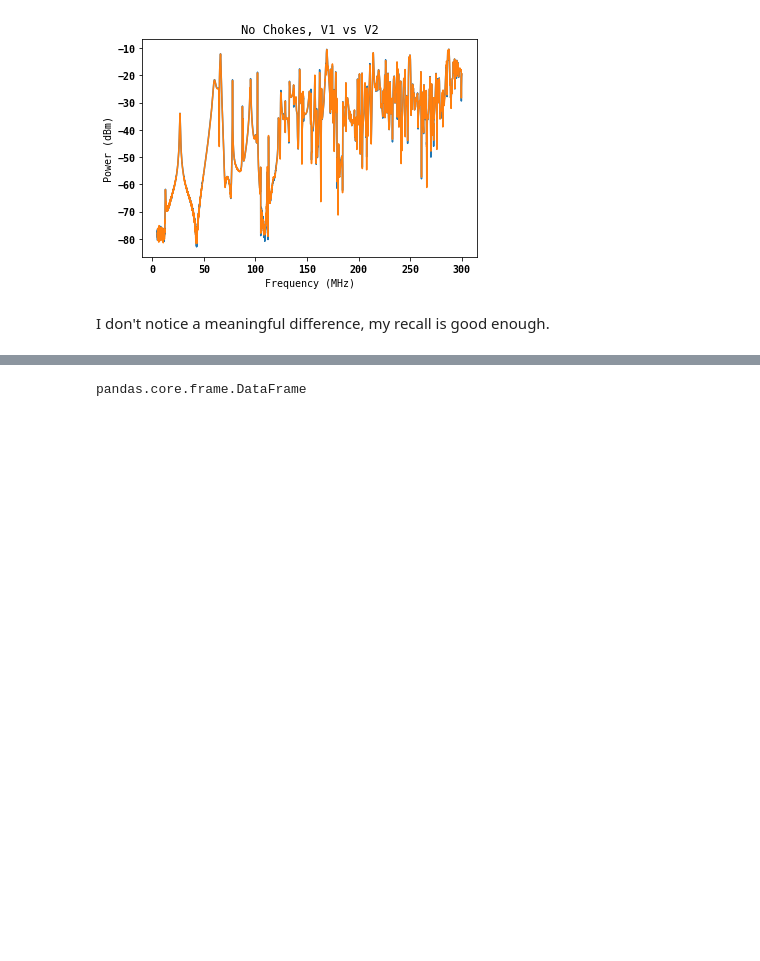
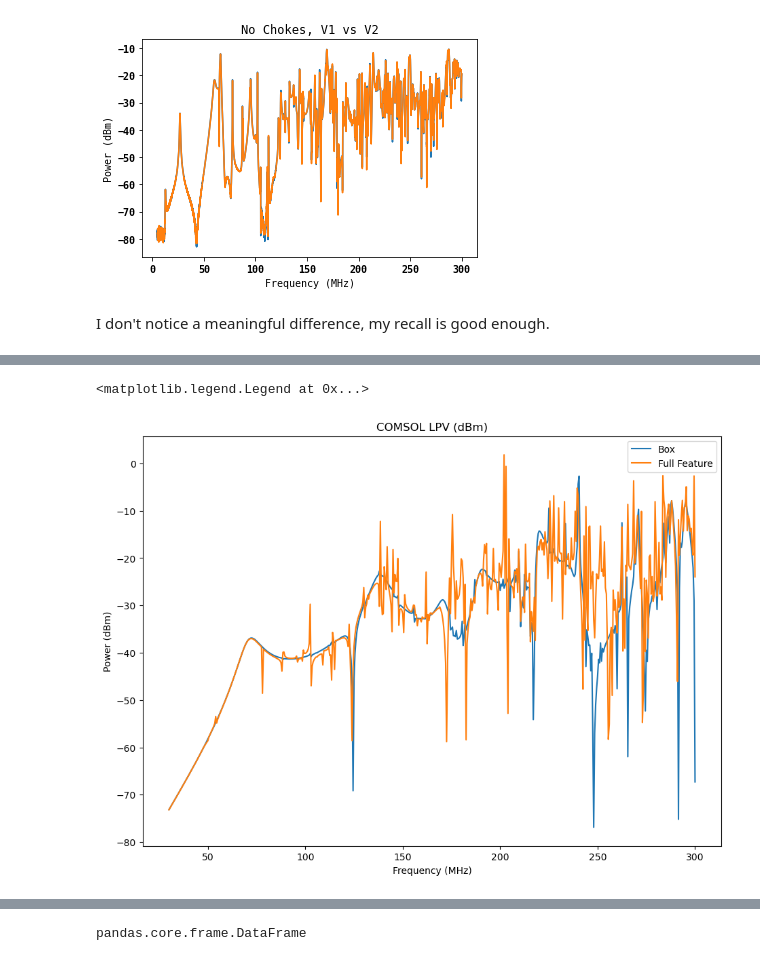
Before and after one commit to josephmlev/darkRadioDaqAndAnalysis, a Jupyter notebook: simulationValidation/trackGen/analysis_12.30.21.ipynb, the cells around one changed output, grey strips where cells are left out. Cells and saved outputs as stored; diff of their text form; code cells hidden in the pictures; blank space fills up the shorter version.

```diff
--- a/simulationValidation/trackGen/analysis_12.30.21.ipynb
+++ b/simulationValidation/trackGen/analysis_12.30.21.ipynb
@@ -50,3 +47,28 @@ Index(['Frequency (MHz)', 'Raw Antenna Power (dBm)', 'Complex Z',
        'Magnitude Z', 'Reflection Coefficent', 'VSWR', 'Matching Loss',
        'Normilized Antenna Power (dBm)'],
       dtype='object')
+# %%
+#import comsol data
+
+
+#import box data
+location = '../comsolOutput/biconAnd30cmDipole_box_60_60_57_0.5MHzRes_1.1.22/'
+df_comsol_biconAnd30cmDipole_box_60_60_57 = pd.DataFrame()
+
+df_comsol_biconAnd30cmDipole_box_60_60_57['Frequency (MHz)'], \
+    df_comsol_biconAnd30cmDipole_box_60_60_57['Power (dBm)']= np.loadtxt(location + 'powerBicon_dBm.txt', skiprows = 5, unpack = True)
+
+
+
+#import full feature dta
+location = '../comsolOutput/biconAnd30cmDipole_fullFeature_60_60_57_0.5MHzRes_1.1.22/'
+df_comsol_biconAnd30cmDipole_fullFeature_60_60_57 = pd.DataFrame()
+
+df_comsol_biconAnd30cmDipole_fullFeature_60_60_57['Frequency (MHz)'], \
+    df_comsol_biconAnd30cmDipole_fullFeature_60_60_57['Power (dBm)']= np.loadtxt(location + 'powerBicon_dBm.txt', skiprows = 5, unpack = True)
+
+
+
+df_comsol_biconAnd30cmDipole_box_60_60_57.plot()
+
+df_comsol_biconAnd30cmDipole_fullFeature_60_60_57.plot()
@@ -254,0 +301,15 @@ plt.legend()
+# %%
+%matplotlib inline
+plt.figure(figsize=(11, 8), dpi=100)
+plt.title('COMSOL LPV (dBm)')
+plt.plot(df_comsol_biconAnd30cmDipole_box_60_60_57['Frequency (MHz)'], \
+         df_comsol_biconAnd30cmDipole_box_60_60_57['Power (dBm)'],label = 'Box')
+plt.plot(df_comsol_biconAnd30cmDipole_fullFeature_60_60_57['Frequency (MHz)'], \
+         df_comsol_biconAnd30cmDipole_fullFeature_60_60_57['Power (dBm)'], label = 'Full Feature')
+plt.ylabel('Power (dBm)')
+plt.xlabel('Frequency (MHz)')
+
+plt.legend()
+# %% [output]
+<matplotlib.legend.Legend at 0x...>
+[figure, added]
```
Also changed, not shown: parts of 18 cells of this notebook.
